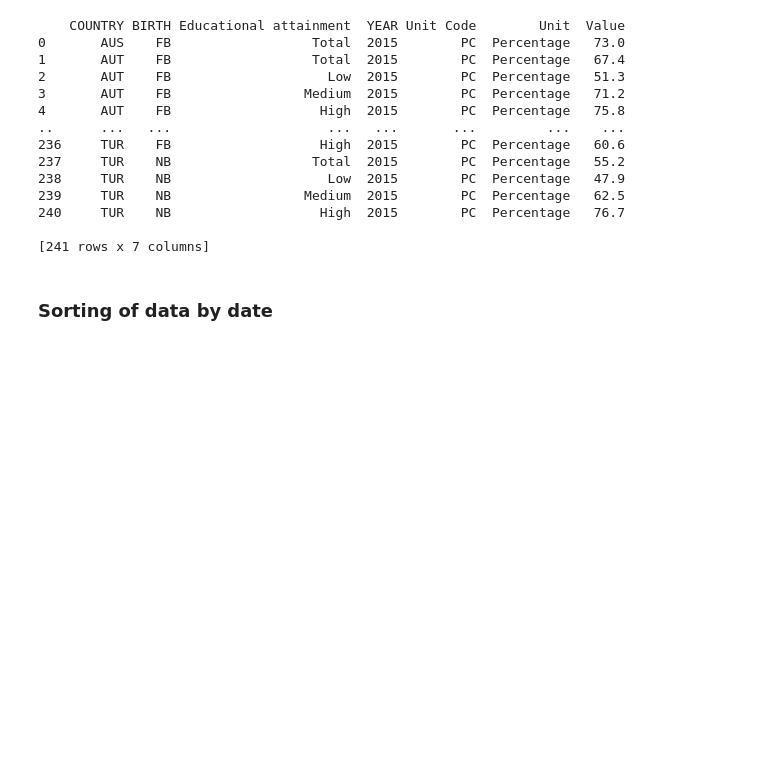
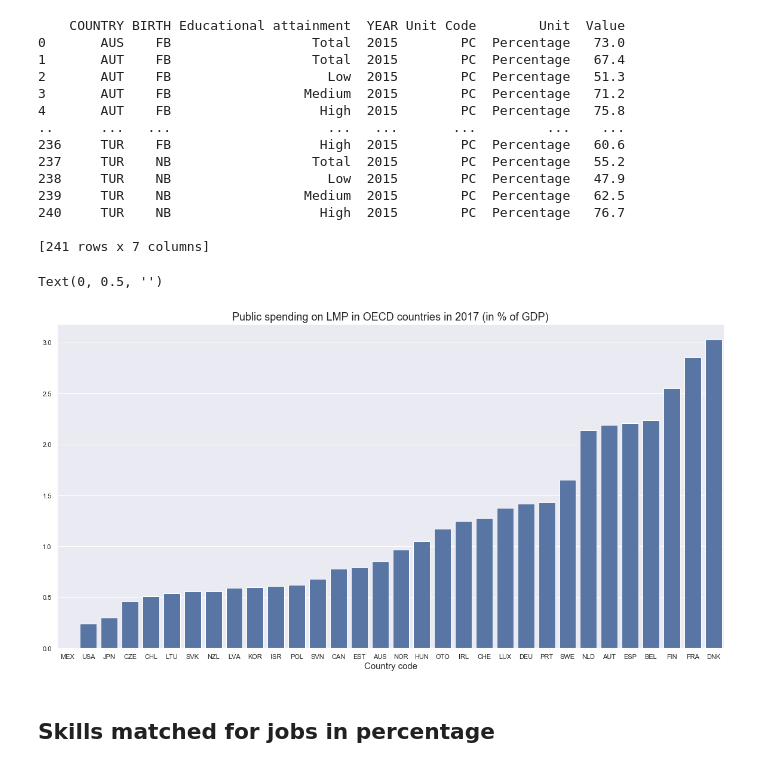
Before and after one commit to Victor-Manach/MODS206, a Jupyter notebook: Data_preparation_LM_indicators.ipynb, the cells around one changed output. Cells and saved outputs as stored; diff of their text form; code cells hidden in the pictures; blank space fills up the shorter version.

Commit message:
Add barplots for well matched skills and jobs indicator and public exp on LMP indicator

```diff
--- a/Data_preparation_LM_indicators.ipynb
+++ b/Data_preparation_LM_indicators.ipynb
@@ -52,5 +52,18 @@ employement_rate_2015_high = employement_rate_croped_2015[employement_rate_crope
 240     TUR    NB                   High  2015        PC  Percentage   76.7
 
 [241 rows x 7 columns]
-# %% [markdown]
-### Sorting of data by date
+# %%
+public_exp_LMP = public_exp_LMP[['LFS_COUNTRY', 'PROG', 'Time', 'Value']]
+# %%
+public_exp_LMP_2017 = public_exp_LMP[(public_exp_LMP.Time==2017) & (public_exp_LMP['PROG']==100)].drop(['Time', 'PROG'], axis=1).reset_index(drop=True)
+# %%
+plt.figure(figsize=(20,10))
+sns.barplot(x='LFS_COUNTRY',y='Value',data=public_exp_LMP_2017,order=public_exp_LMP_2017.sort_values('Value')["LFS_COUNTRY"],color="C0")
+plt.title("Public spending on LMP in OECD countries in 2017 (in % of GDP)", size=18)
+plt.xlabel('Country code', size=15)
+plt.ylabel('')
+# %% [output]
+Text(0, 0.5, '')
+[figure, added]
+# %% [markdown]
+## Skills matched for jobs in percentage
```
Also changed, not shown: parts of 7 cells of this notebook.
